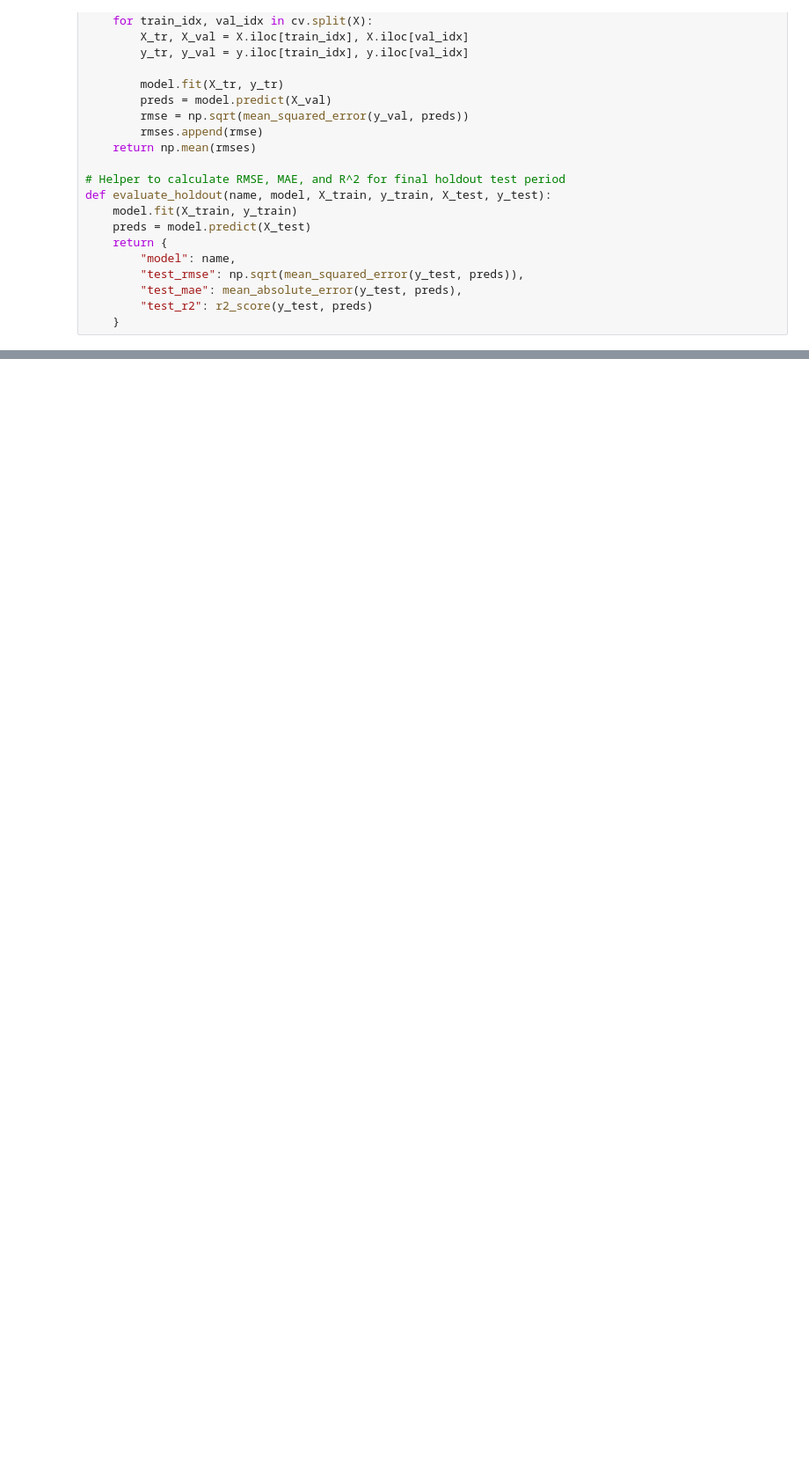
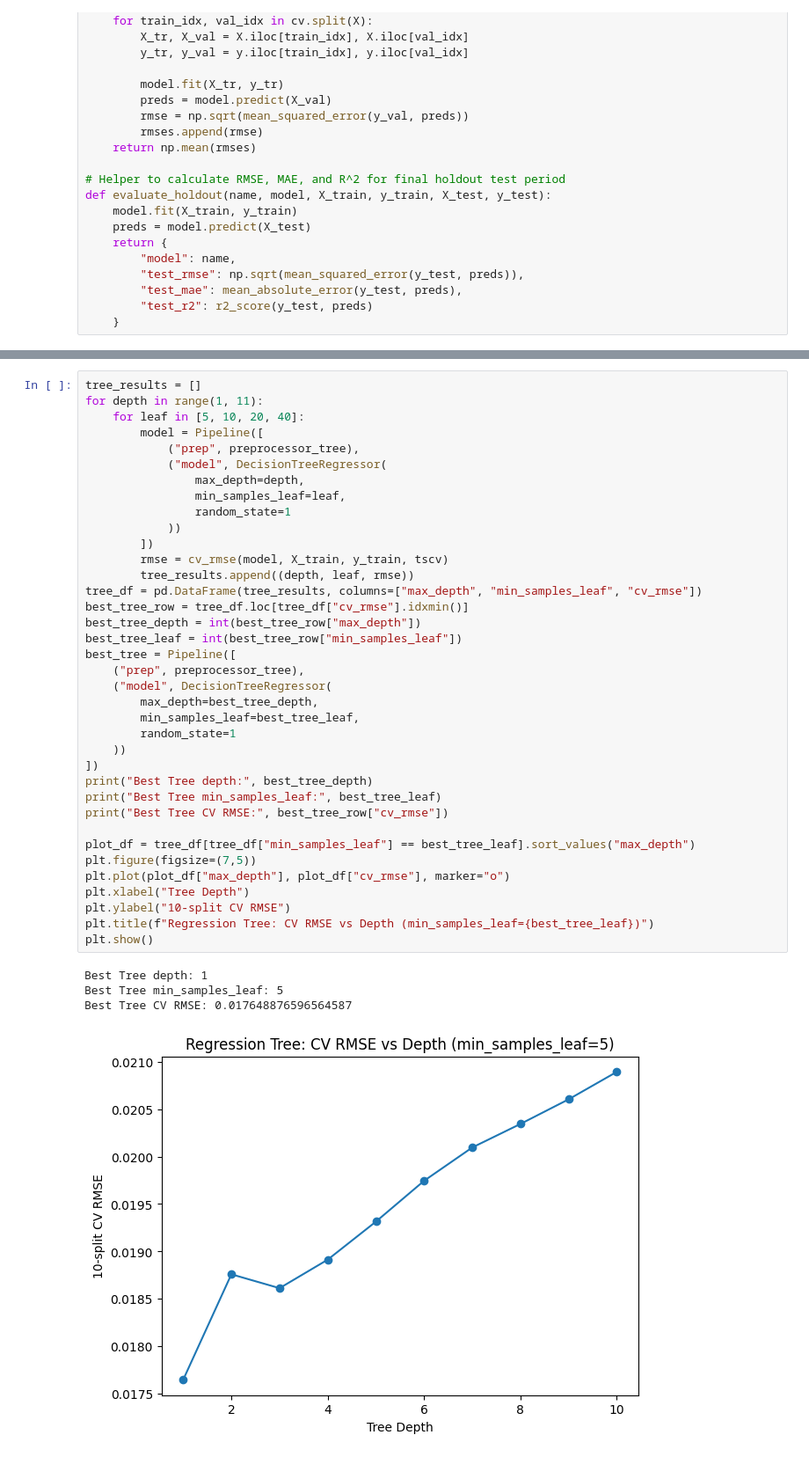
Before and after one commit to aryasalian/ECON-573-Research-Project, a Jupyter notebook: arya_copy_model.ipynb, the cells around one changed output, grey strips where cells are left out. Shown at 88% size. Saved outputs shown, nothing was run; the diff lists cells and outputs as text; blank space fills up the shorter version.

```diff
--- a/arya_copy_model.ipynb
+++ b/arya_copy_model.ipynb
@@ -121,0 +314,42 @@ def evaluate_holdout(name, model, X_train, y_train, X_test, y_test):
+# %%
+tree_results = []
+for depth in range(1, 11):
+    for leaf in [5, 10, 20, 40]:
+        model = Pipeline([
+            ("prep", preprocessor_tree),
+            ("model", DecisionTreeRegressor(
+                max_depth=depth,
+                min_samples_leaf=leaf,
+                random_state=1
+            ))
+        ])
+        rmse = cv_rmse(model, X_train, y_train, tscv)
+        tree_results.append((depth, leaf, rmse))
+tree_df = pd.DataFrame(tree_results, columns=["max_depth", "min_samples_leaf", "cv_rmse"])
+best_tree_row = tree_df.loc[tree_df["cv_rmse"].idxmin()]
+best_tree_depth = int(best_tree_row["max_depth"])
+best_tree_leaf = int(best_tree_row["min_samples_leaf"])
+best_tree = Pipeline([
+    ("prep", preprocessor_tree),
+    ("model", DecisionTreeRegressor(
+        max_depth=best_tree_depth,
+        min_samples_leaf=best_tree_leaf,
+        random_state=1
+    ))
+])
+print("Best Tree depth:", best_tree_depth)
+print("Best Tree min_samples_leaf:", best_tree_leaf)
+print("Best Tree CV RMSE:", best_tree_row["cv_rmse"])
+
+plot_df = tree_df[tree_df["min_samples_leaf"] == best_tree_leaf].sort_values("max_depth")
+plt.figure(figsize=(7,5))
+plt.plot(plot_df["max_depth"], plot_df["cv_rmse"], marker="o")
+plt.xlabel("Tree Depth")
+plt.ylabel("10-split CV RMSE")
+plt.title(f"Regression Tree: CV RMSE vs Depth (min_samples_leaf={best_tree_leaf})")
+plt.show()
+# %% [output]
+Best Tree depth: 1
+Best Tree min_samples_leaf: 5
+Best Tree CV RMSE: 0.017648876596564587
+[figure, added]
```
Also changed, not shown: parts of 12 cells of this notebook.
